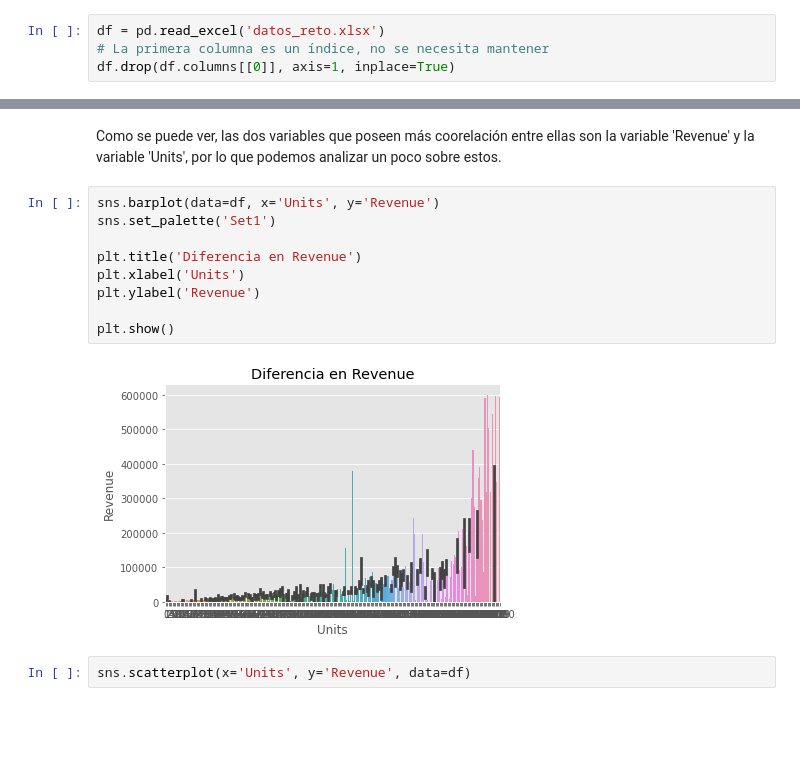
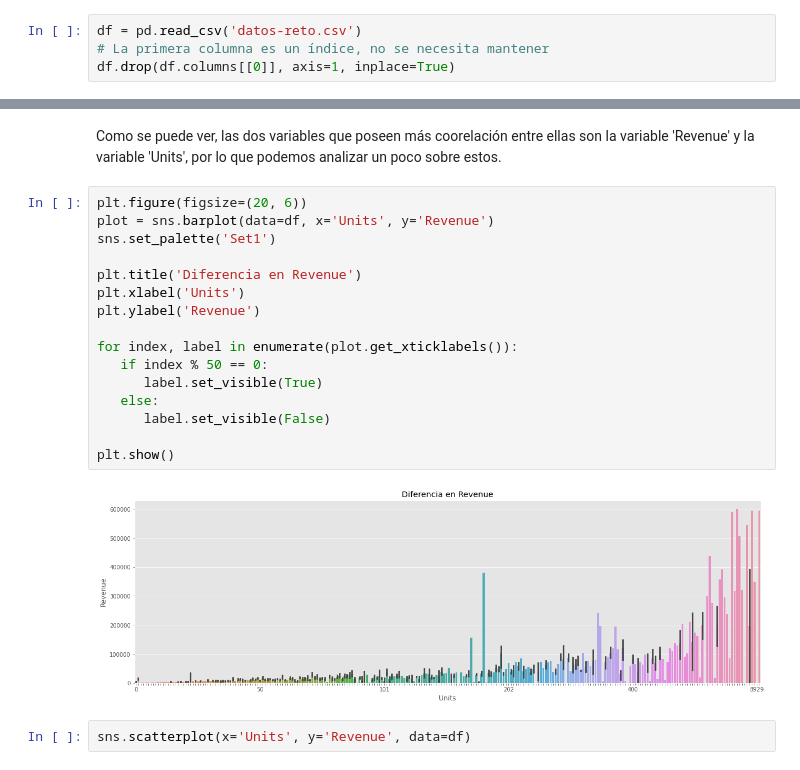
Before and after one commit to JuanEcheagaray75/CENGAGE-Sales-Analysis, a Jupyter notebook: project/reto.ipynb, the cells around one changed output, grey strips where cells are left out. Cells and saved outputs as stored; diff of their text form; blank space fills up the shorter version.

```diff
--- a/project/reto.ipynb
+++ b/project/reto.ipynb
@@ -41,7 +41,7 @@ HTML(r"""
 # %% [markdown]
 ## Lectura de datos
 # %%
-df = pd.read_excel('datos_reto.xlsx')
+df = pd.read_csv('datos-reto.csv')
 # La primera columna es un índice, no se necesita mantener
 df.drop(df.columns[[0]], axis=1, inplace=True)
 # %% [markdown]
@@ -300,16 +283,23 @@ Text(0.5, 1.0, 'Correlación')
 # %% [markdown]
 Como se puede ver, las dos variables que poseen más coorelación entre ellas son la variable 'Revenue' y la variable 'Units', por lo que podemos analizar un poco sobre estos.
 # %%
-sns.barplot(data=df, x='Units', y='Revenue')
+plt.figure(figsize=(20, 6))
+plot = sns.barplot(data=df, x='Units', y='Revenue')
 sns.set_palette('Set1')
 
 plt.title('Diferencia en Revenue')
 plt.xlabel('Units')
 plt.ylabel('Revenue')
 
+for index, label in enumerate(plot.get_xticklabels()):
+   if index % 50 == 0:
+      label.set_visible(True)
+   else:
+      label.set_visible(False)
+
 plt.show()
 # %% [output]
-[figure, old version]
+[figure, new version]
 # %%
 sns.scatterplot(x='Units', y='Revenue', data=df)
 # %% [output]
```
Also changed, not shown: parts of 2 cells of this notebook.
